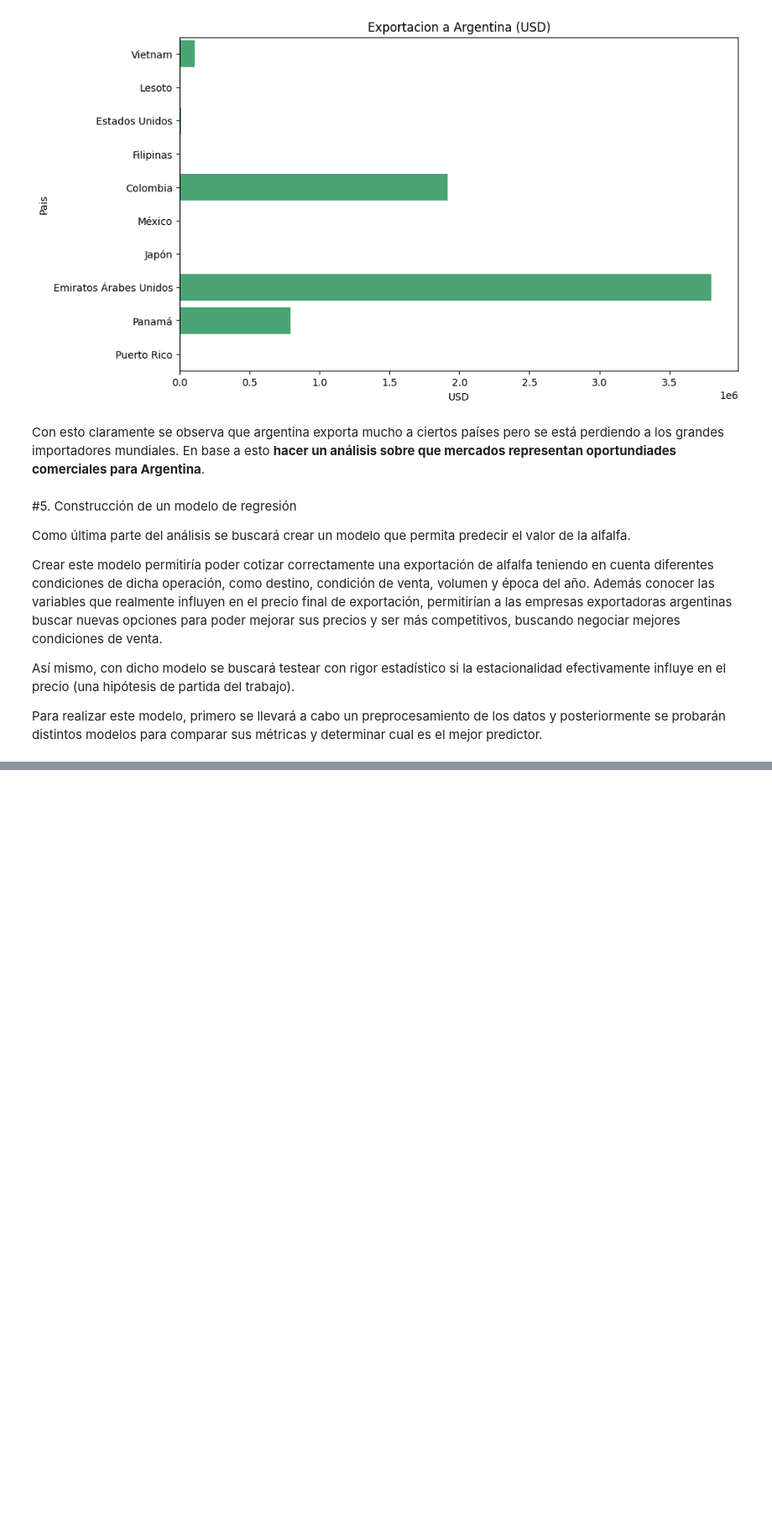
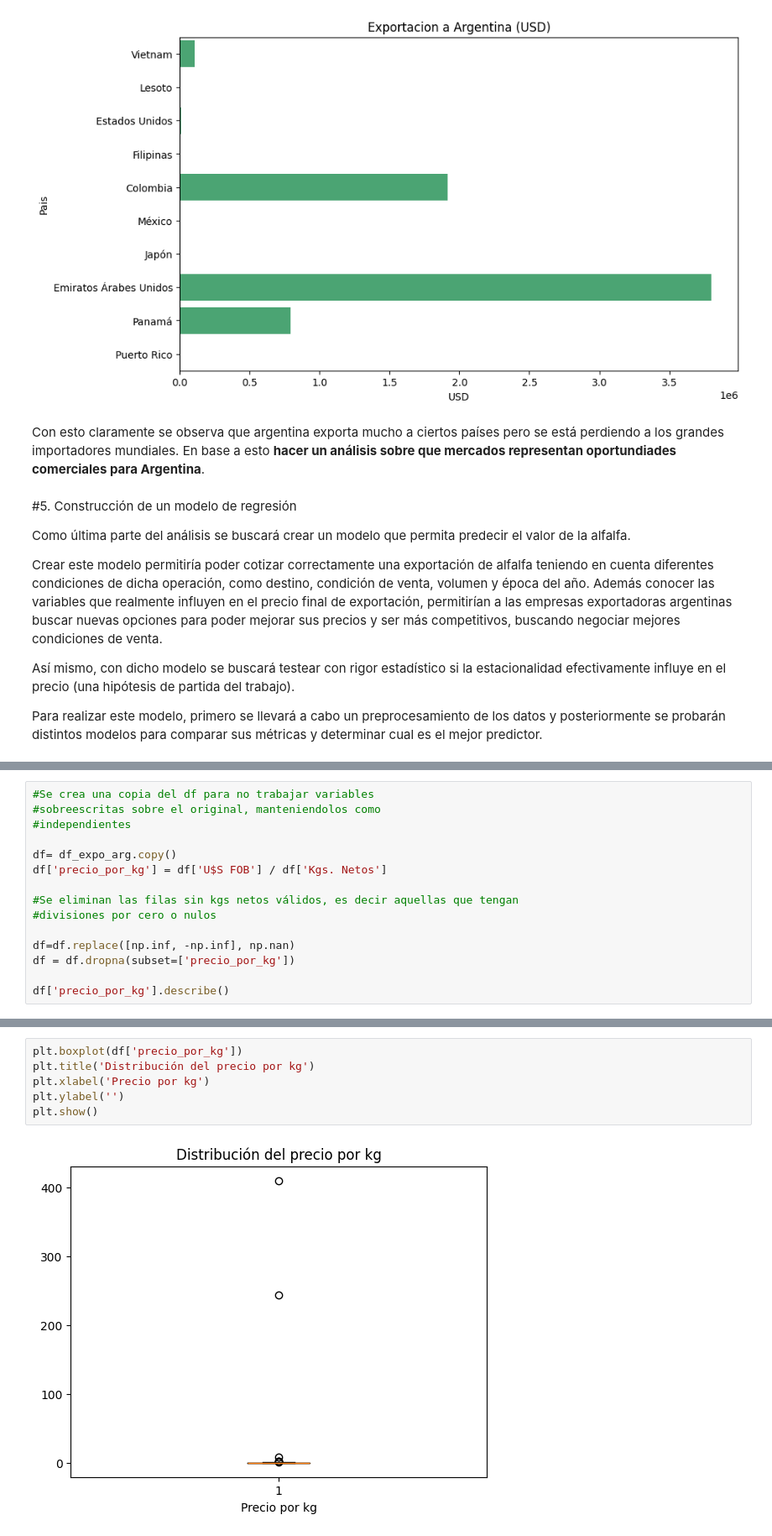
Before and after one commit to Renata-Bilotti/Hackatho-Grupo-4, a Jupyter notebook: Hacathon_Grupo_4_Mercado_de_Alfalfa.ipynb, the cells around one changed output, grey strips where cells are left out. Shown at 84% size. Saved outputs shown, nothing was run; the diff lists cells and outputs as text; blank space fills up the shorter version.

Commit message:
Quinto cambio: finalización del preprocesamiento de datos, armado de variables y codificación de variables categóricas para comenzar con los modelos de regresión

```diff
--- a/Hacathon_Grupo_4_Mercado_de_Alfalfa.ipynb
+++ b/Hacathon_Grupo_4_Mercado_de_Alfalfa.ipynb
@@ -1203,0 +1246,15 @@ Para realizar este modelo, primero se llevará a cabo un preprocesamiento de los
+# %%
+#Se crea una copia del df para no trabajar variables
+#sobreescritas sobre el original, manteniendolos como
+#independientes
+
+df= df_expo_arg.copy()
+df['precio_por_kg'] = df['U$S FOB'] / df['Kgs. Netos']
+
+#Se eliminan las filas sin kgs netos válidos, es decir aquellas que tengan
+#divisiones por cero o nulos
+
+df=df.replace([np.inf, -np.inf], np.nan)
+df = df.dropna(subset=['precio_por_kg'])
+
+df['precio_por_kg'].describe()
@@ -1203,0 +1272,8 @@ Para realizar este modelo, primero se llevará a cabo un preprocesamiento de los
+# %%
+plt.boxplot(df['precio_por_kg'])
+plt.title('Distribución del precio por kg')
+plt.xlabel('Precio por kg')
+plt.ylabel('')
+plt.show()
+# %% [output]
+[figure, added]
```
Also changed, not shown: parts of 23 cells of this notebook.
